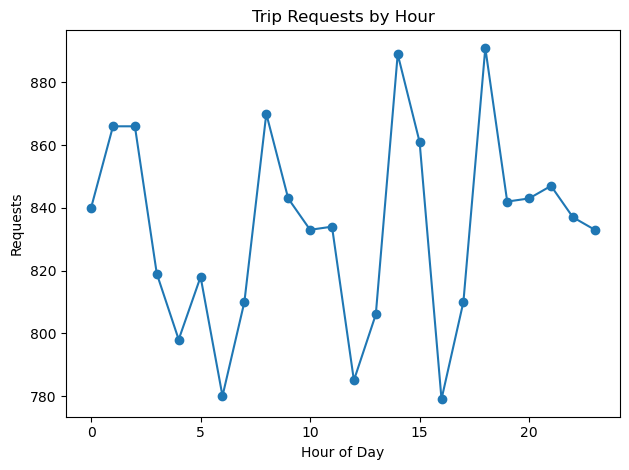
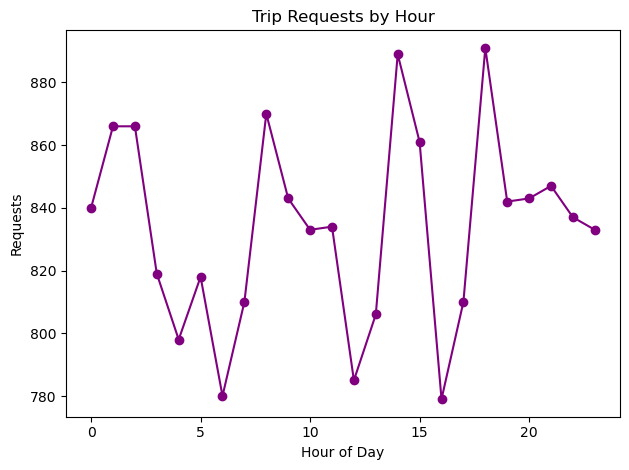
The change to this notebook cell's code, shown as a diff; its figure went from the first image to the second:
--- before
+++ after
@@ -1,3 +1,3 @@
-ax = peak_hours.plot(kind="line", x="hour", y="requests", marker="o", legend=False)
+ax = peak_hours.plot(kind="line", x="hour", y="requests", marker="o", legend=False, color="Purple")
 ax.set_title("Trip Requests by Hour")
 ax.set_xlabel("Hour of Day")

Commit: dashboard